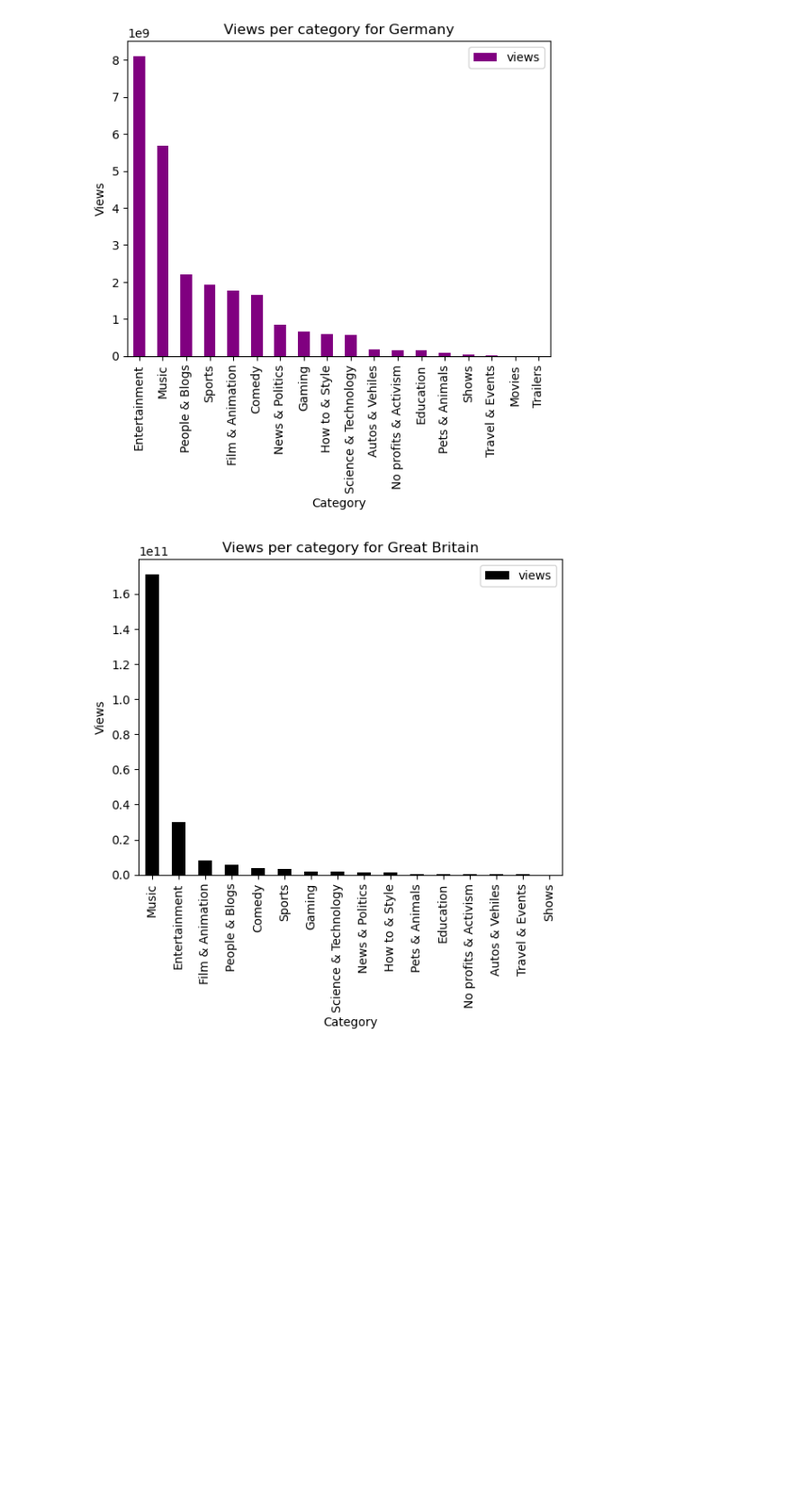
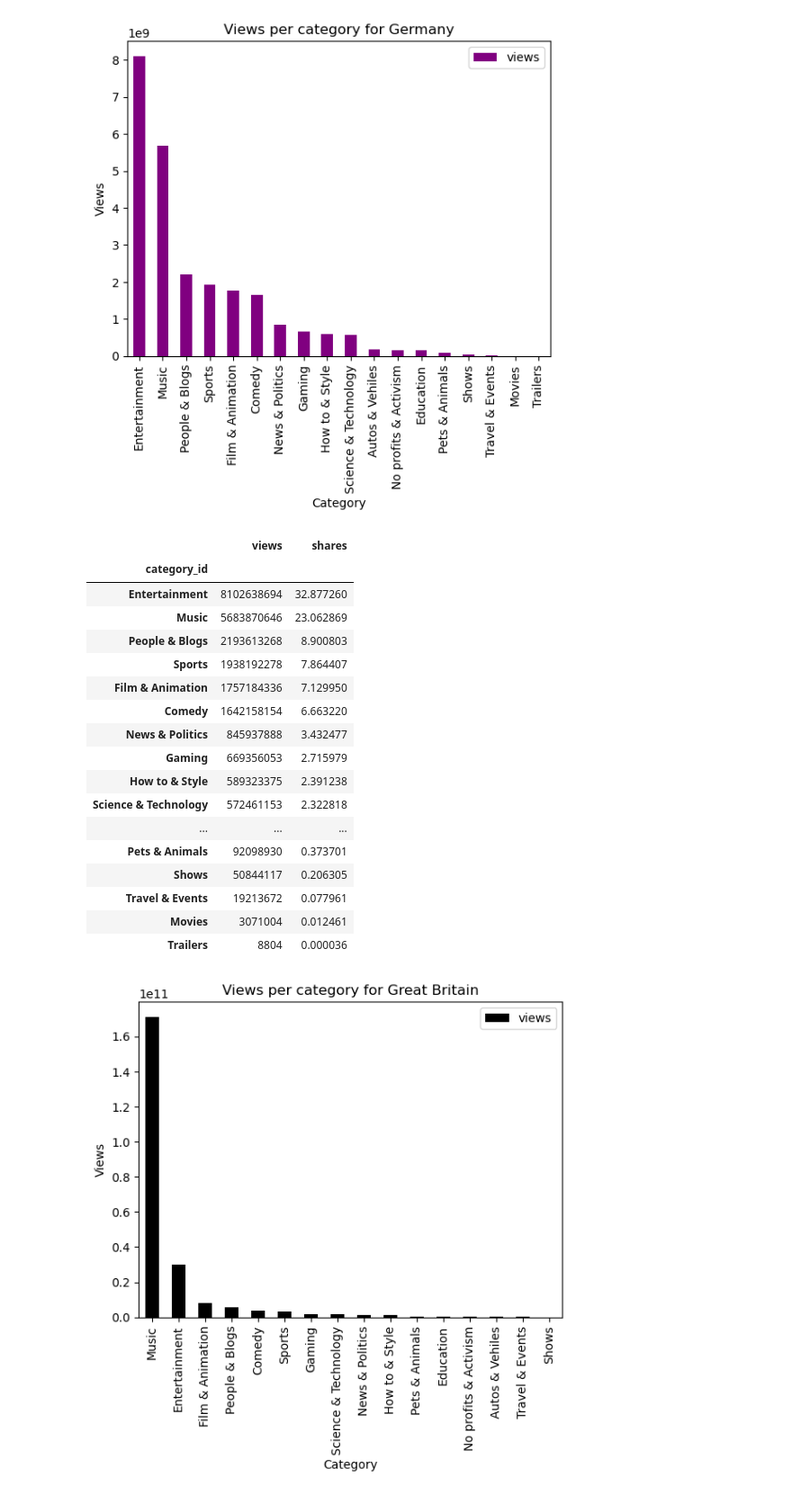
Before and after one commit to CsarCruz/lospandas, a Jupyter notebook: lospandas.ipynb, the cells around one changed output. Shown: that part at 90% size. Drawn from its saved outputs; the diff is of its cells as text; code cells hidden in the pictures; blank space fills up the shorter version.

```diff
--- a/lospandas.ipynb
+++ b/lospandas.ipynb
@@ -207,3 +213,27 @@ plt.show()
+# %%
+totelviews_DE = views_per_category_DE["views"].sum()
+totelviews_DE
+views_per_category_DE['shares'] = views_per_category_DE['views']/totelviews_DE*100
+views_per_category_DE
+# %% [output]
+|  | views | shares |
+| category_id |  |  |
+| Entertainment | 8102638694 | 32.877260 |
+| Music | 5683870646 | 23.062869 |
+| People & Blogs | 2193613268 | 8.900803 |
+| Sports | 1938192278 | 7.864407 |
+| Film & Animation | 1757184336 | 7.129950 |
+| Comedy | 1642158154 | 6.663220 |
+| News & Politics | 845937888 | 3.432477 |
+| Gaming | 669356053 | 2.715979 |
+| How to & Style | 589323375 | 2.391238 |
+| Science & Technology | 572461153 | 2.322818 |
+| ... | ... | ... |
+| Pets & Animals | 92098930 | 0.373701 |
+| Shows | 50844117 | 0.206305 |
+| Travel & Events | 19213672 | 0.077961 |
+| Movies | 3071004 | 0.012461 |
+| Trailers | 8804 | 0.000036 |
 # %%
 """
 The same process was used for obtaining the Revenue per category for Great Britain.
```
Also changed, not shown: parts of 8 cells of this notebook.
